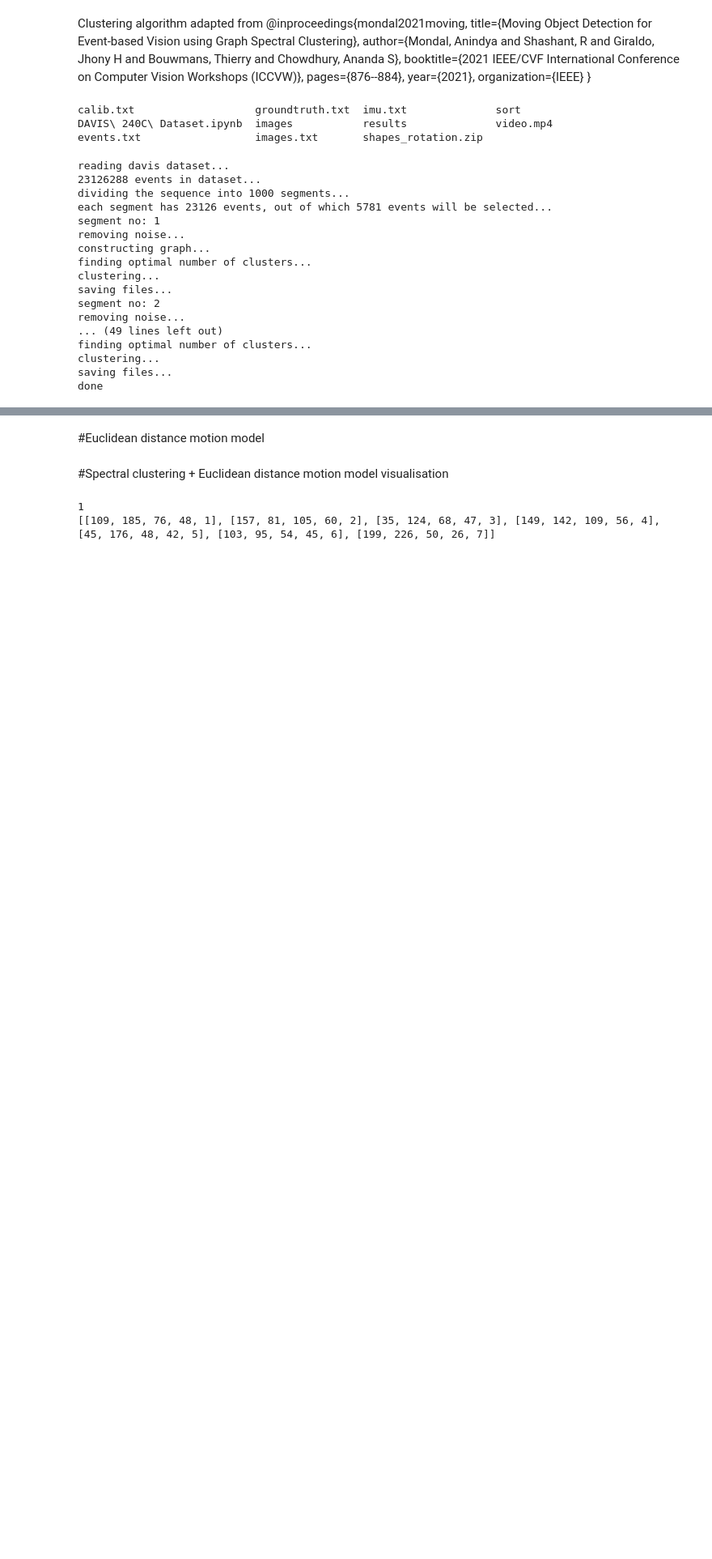
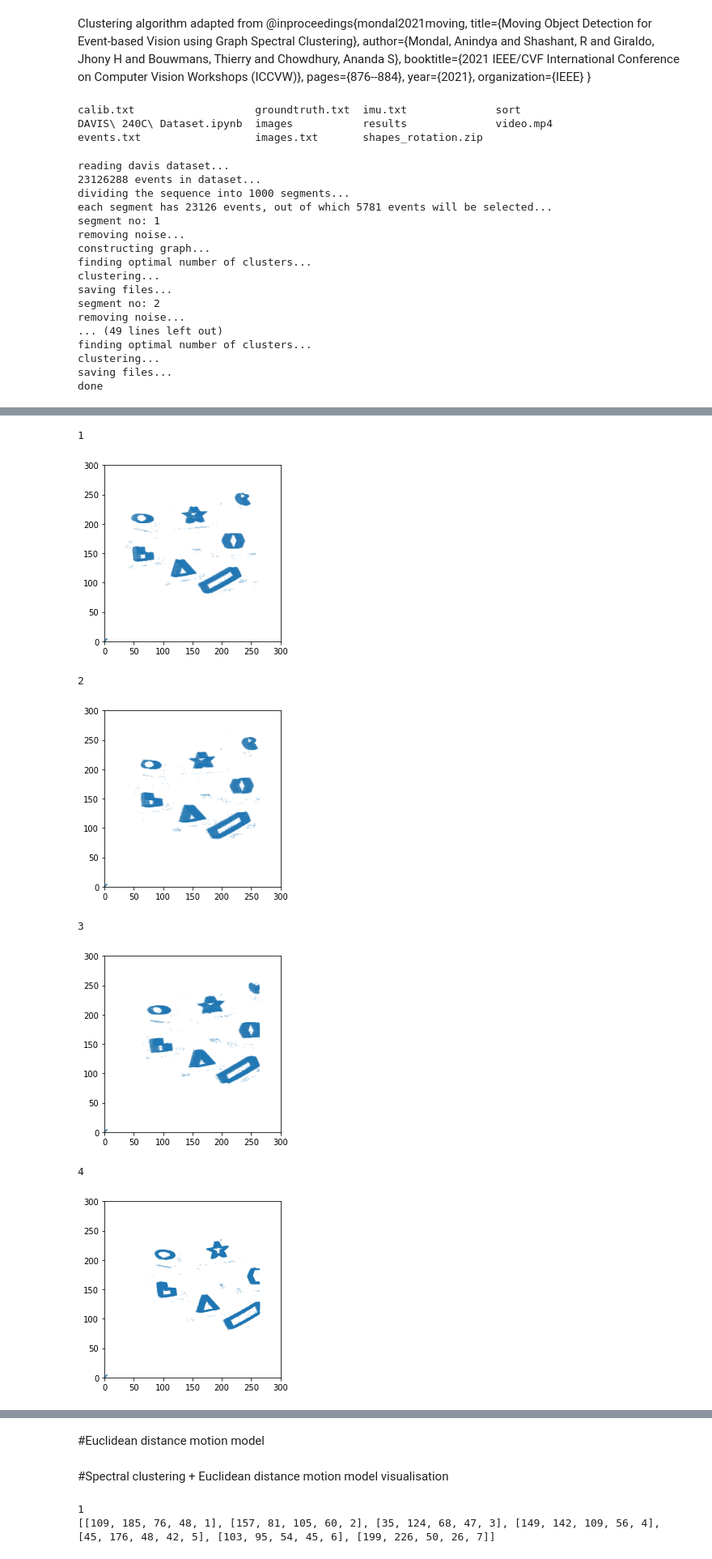
Before and after one commit to leduc1234/spectral-clustering-euclidean-distance, a Jupyter notebook: Spectral_clustering_euclidean_distance.ipynb, the cells around one changed output, grey strips where cells are left out. Shown at 81% size. Cells and saved outputs as stored; diff of their text form; code cells hidden in the pictures; blank space fills up the shorter version.

```diff
--- a/Spectral_clustering_euclidean_distance.ipynb
+++ b/Spectral_clustering_euclidean_distance.ipynb
@@ -190,0 +194,40 @@ done
+# %%
+j=1000
+
+
+for i in range(1,10):
+  boxes = []
+
+
+  print(i)
+  yy = str(i)
+  file_name = yy
+  selected_events = np.load("results/davis240/"+str(j)+"/selected_events/"+file_name+".npy")
+  cluster = np.load("results/davis240/"+str(j)+"/clusters/"+file_name+".npy")
+  img = cv2.imread("/content/drive/MyDrive/TRM/DAVIS 240C Dataset/images/frame_00000010.png")
+  #set plot axis values
+  fig,ax = plt.subplots()
+
+  ax.plot(range(5))
+  plt.xlim(0, 300)
+  plt.ylim(0, 300)
+  plt.gca().set_aspect('equal', adjustable='box')
+  x = np.array(selected_events[:, 0])
+  x = 260-x
+  y = np.array(selected_events[:, 1])
+  y = y + 25
+  z = np.array(selected_events[:, 2]*100)
+
+
+  plt.scatter(y,x,z)
+
+  plt.show()
+# %% [output]
+1
+[figure, added]
+2
+[figure, added]
+3
+[figure, added]
+4
+[figure, added]
```
Also changed, not shown: parts of 4 cells of this notebook.
